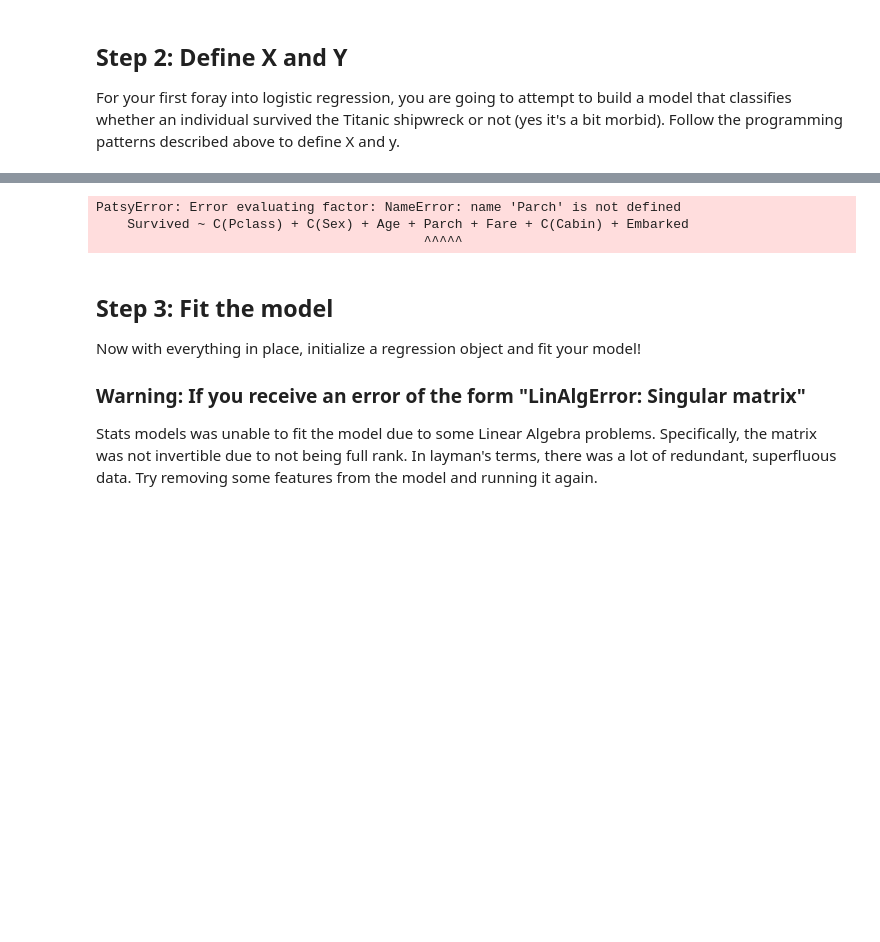
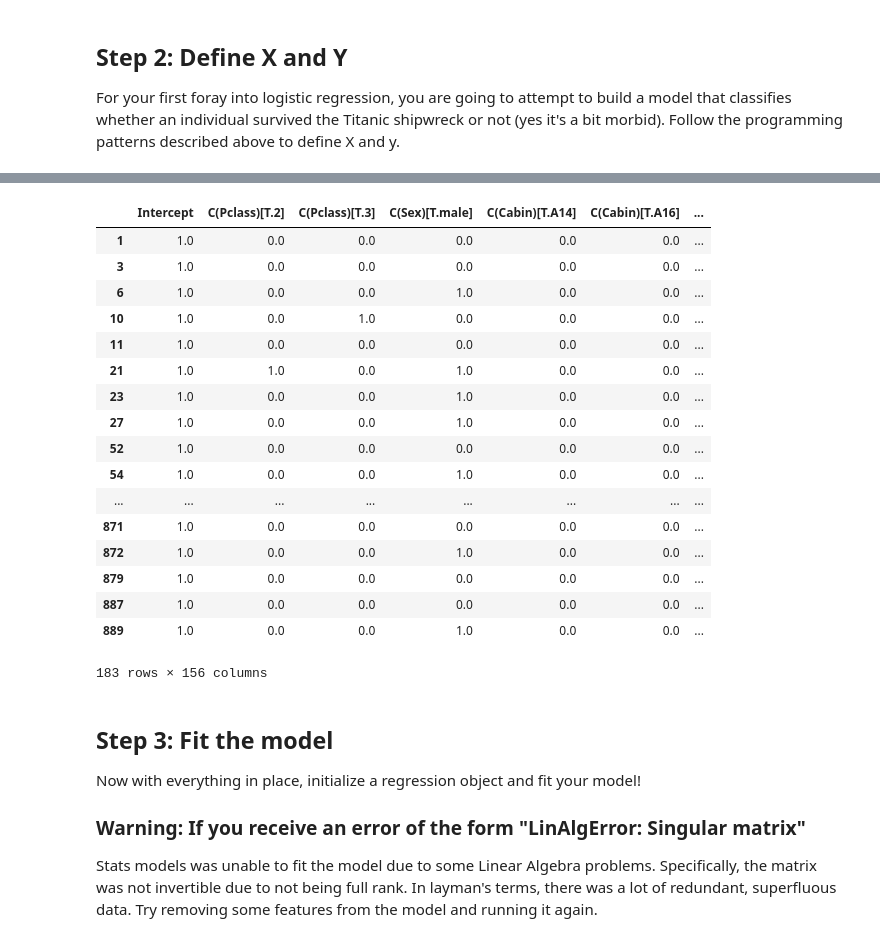
Before and after one commit to aschams/dsc-fitting-a-logistic-regression-model-lab-dc-ds-060319, a Jupyter notebook: index.ipynb, the cells around one changed output, grey strips where cells are left out. Cells and saved outputs as stored; diff of their text form; code cells hidden in the pictures; blank space fills up the shorter version.

```diff
--- a/index.ipynb
+++ b/index.ipynb
@@ -71,12 +71,30 @@ data.head()
 | 4 | 5 | 0 | 3 | Allen, Mr. William Henry | male | 35.0 | 0 | 0 | 373450 | 8.0500 | ... |
 # %%
 #Your code here
-y, X = dmatrices('Survived ~ C(Pclass) + C(Sex) + Age + SibSp + Parch + Fare + C(Cabin) + Embarked', data,
+y, X = dmatrices('Survived ~ C(Pclass) + C(Sex) + Age + SibSp + Parch + Fare + C(Cabin) + Embarked',
+                 data,
                  return_type = "dataframe")
-# %% [output]
-PatsyError: Error evaluating factor: NameError: name 'Parch' is not defined
-    Survived ~ C(Pclass) + C(Sex) + Age + Parch + Fare + C(Cabin) + Embarked
-                                          ^^^^^
+# %%
+X
+# %% [output]
+|  | Intercept | C(Pclass)[T.2] | C(Pclass)[T.3] | C(Sex)[T.male] | C(Cabin)[T.A14] | C(Cabin)[T.A16] | ... |
+| 1 | 1.0 | 0.0 | 0.0 | 0.0 | 0.0 | 0.0 | ... |
+| 3 | 1.0 | 0.0 | 0.0 | 0.0 | 0.0 | 0.0 | ... |
+| 6 | 1.0 | 0.0 | 0.0 | 1.0 | 0.0 | 0.0 | ... |
+| 10 | 1.0 | 0.0 | 1.0 | 0.0 | 0.0 | 0.0 | ... |
+| 11 | 1.0 | 0.0 | 0.0 | 0.0 | 0.0 | 0.0 | ... |
+| 21 | 1.0 | 1.0 | 0.0 | 1.0 | 0.0 | 0.0 | ... |
+| 23 | 1.0 | 0.0 | 0.0 | 1.0 | 0.0 | 0.0 | ... |
+| 27 | 1.0 | 0.0 | 0.0 | 1.0 | 0.0 | 0.0 | ... |
+| 52 | 1.0 | 0.0 | 0.0 | 0.0 | 0.0 | 0.0 | ... |
+| 54 | 1.0 | 0.0 | 0.0 | 1.0 | 0.0 | 0.0 | ... |
+| ... | ... | ... | ... | ... | ... | ... | ... |
+| 871 | 1.0 | 0.0 | 0.0 | 0.0 | 0.0 | 0.0 | ... |
+| 872 | 1.0 | 0.0 | 0.0 | 1.0 | 0.0 | 0.0 | ... |
+| 879 | 1.0 | 0.0 | 0.0 | 0.0 | 0.0 | 0.0 | ... |
+| 887 | 1.0 | 0.0 | 0.0 | 0.0 | 0.0 | 0.0 | ... |
+| 889 | 1.0 | 0.0 | 0.0 | 1.0 | 0.0 | 0.0 | ... |
+183 rows × 156 columns
 # %% [markdown]
 ## Step 3: Fit the model
 
```
